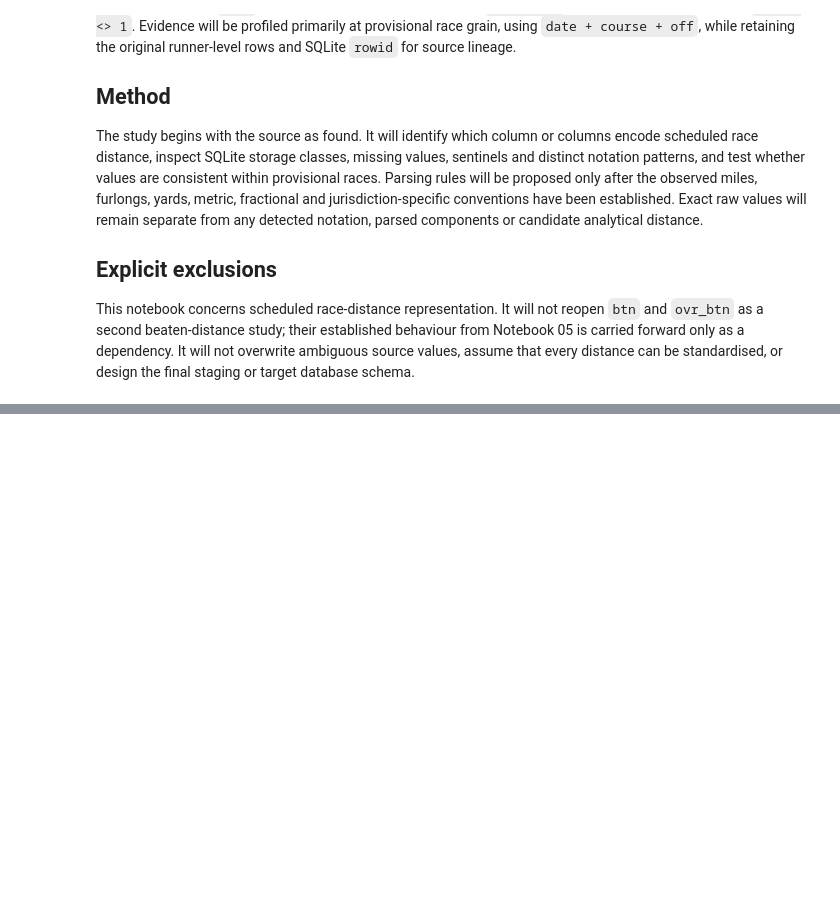
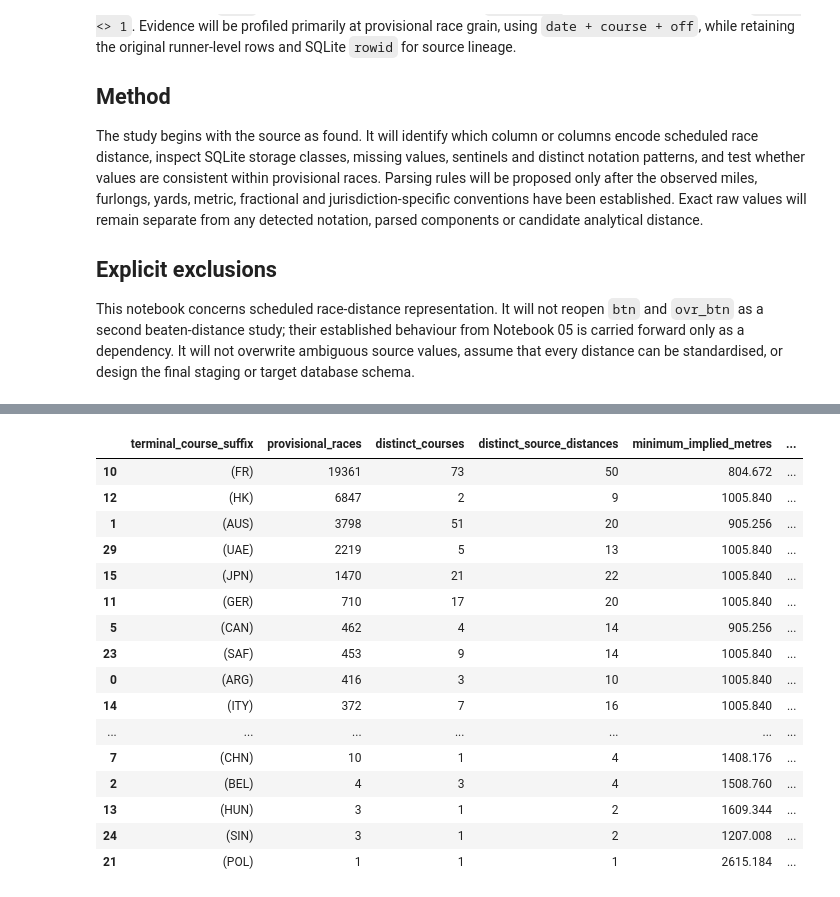
Before and after one commit to rjmac22/inside-rails-horse-racing, a Jupyter notebook: notebooks/06_race_distance_parsing.ipynb, the cells around one changed output, grey strips where cells are left out. Saved outputs shown, nothing was run; the diff lists cells and outputs as text; code cells hidden in the pictures; blank space fills up the shorter version.

```diff
--- a/notebooks/06_race_distance_parsing.ipynb
+++ b/notebooks/06_race_distance_parsing.ipynb
@@ -22,0 +2000,73 @@ This notebook concerns scheduled race-distance representation. It will not reope
+# %%
+# Isolate races from jurisdictions that normally publish scheduled distances
+# metrically, then profile how their official-looking metric distances may have
+# been represented by the source's miles-and-furlongs `dist` field.
+#
+# This is an investigative grouping only. It does not yet claim that every
+# race in each jurisdiction was officially advertised in metres.
+
+METRIC_JURISDICTION_SUFFIXES = {
+    "(ARG)", "(AUS)", "(BEL)", "(BHR)", "(BRZ)", "(CAN)", "(CHI)",
+    "(CHN)", "(CZE)", "(DEN)", "(FR)", "(GER)", "(HK)", "(HUN)",
+    "(ITY)", "(JPN)", "(KOR)", "(KSA)", "(NOR)", "(NZ)", "(PER)",
+    "(POL)", "(QA)", "(SAF)", "(SIN)", "(SPA)", "(SWE)", "(SWI)",
+    "(TUR)", "(UAE)", "(URU)",
+}
+
+metric_context_df = race_context_result_df.loc[
+    race_context_result_df["terminal_course_suffix"].isin(
+        METRIC_JURISDICTION_SUFFIXES
+    )
+].copy()
+
+# Attach the already validated source-distance conversion.
+metric_context_df["source_total_yards"] = (
+    metric_context_df["raw_dist"]
+    .map(validated_distance_lookup)
+    .map(lambda parsed: int(parsed["total_yards"]))
+)
+
+metric_context_df["source_implied_metres"] = (
+    metric_context_df["source_total_yards"] * 0.9144
+)
+
+metric_jurisdiction_summary_df = (
+    metric_context_df.groupby("terminal_course_suffix")
+    .agg(
+        provisional_races=("raw_dist", "size"),
+        distinct_courses=("course", "nunique"),
+        distinct_source_distances=("raw_dist", "nunique"),
+        minimum_implied_metres=("source_implied_metres", "min"),
+        maximum_implied_metres=("source_implied_metres", "max"),
+    )
+    .reset_index()
+    .sort_values(
+        ["provisional_races", "terminal_course_suffix"],
+        ascending=[False, True],
+    )
+)
+
+metric_distance_frequency_df = (
+    metric_context_df.groupby(
+        ["raw_dist", "source_total_yards", "source_implied_metres"]
+    )
+    .size()
+    .reset_index(name="provisional_races")
+    .sort_values(
+        ["provisional_races", "source_total_yards"],
+        ascending=[False, True],
+    )
+)
+
+print(
+    f"Candidate metric-jurisdiction races: "
+    f"{len(metric_context_df):,}"
+)
+print(
+    f"Distinct source distance values represented: "
+    f"{metric_context_df['raw_dist'].nunique():,}"
+)
+
+display(metric_jurisdiction_summary_df)
+display(metric_distance_frequency_df)
+# %% [output]
@@ -22,0 +2075,17 @@ This notebook concerns scheduled race-distance representation. It will not reope
+|  | terminal_course_suffix | provisional_races | distinct_courses | distinct_source_distances | minimum_implied_metres | ... |
+| 10 | (FR) | 19361 | 73 | 50 | 804.672 | ... |
+| 12 | (HK) | 6847 | 2 | 9 | 1005.840 | ... |
+| 1 | (AUS) | 3798 | 51 | 20 | 905.256 | ... |
+| 29 | (UAE) | 2219 | 5 | 13 | 1005.840 | ... |
+| 15 | (JPN) | 1470 | 21 | 22 | 1005.840 | ... |
+| 11 | (GER) | 710 | 17 | 20 | 1005.840 | ... |
+| 5 | (CAN) | 462 | 4 | 14 | 905.256 | ... |
+| 23 | (SAF) | 453 | 9 | 14 | 1005.840 | ... |
+| 0 | (ARG) | 416 | 3 | 10 | 1005.840 | ... |
+| 14 | (ITY) | 372 | 7 | 16 | 1005.840 | ... |
+| ... | ... | ... | ... | ... | ... | ... |
+| 7 | (CHN) | 10 | 1 | 4 | 1408.176 | ... |
+| 2 | (BEL) | 4 | 3 | 4 | 1508.760 | ... |
+| 13 | (HUN) | 3 | 1 | 2 | 1609.344 | ... |
+| 24 | (SIN) | 3 | 1 | 2 | 1207.008 | ... |
+| 21 | (POL) | 1 | 1 | 1 | 2615.184 | ... |
```
Also changed, not shown: parts of 40 cells of this notebook, 2 other files.
